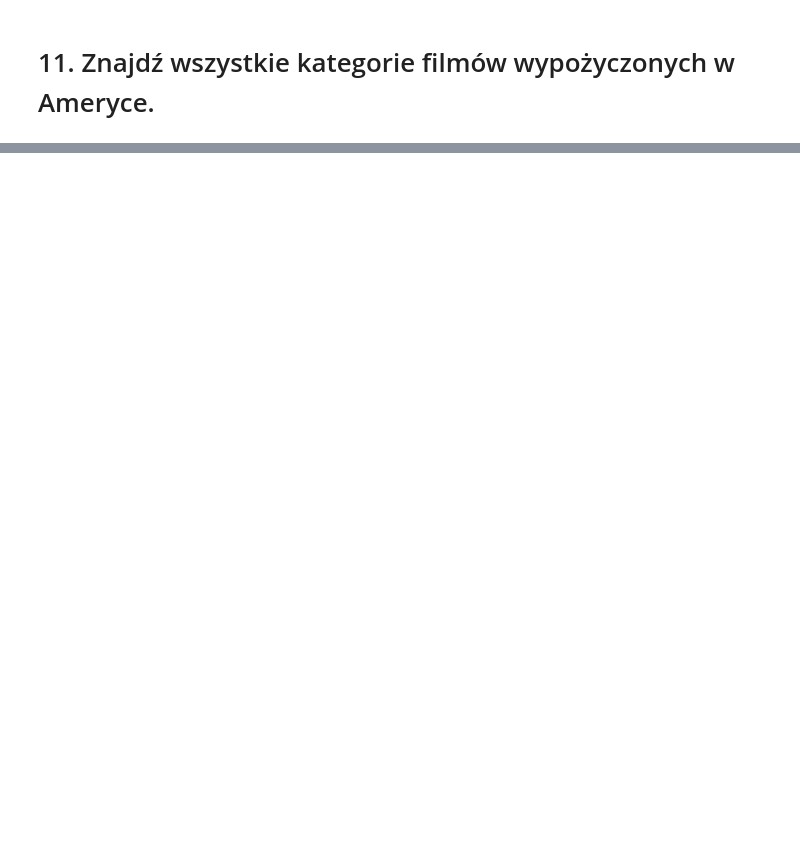
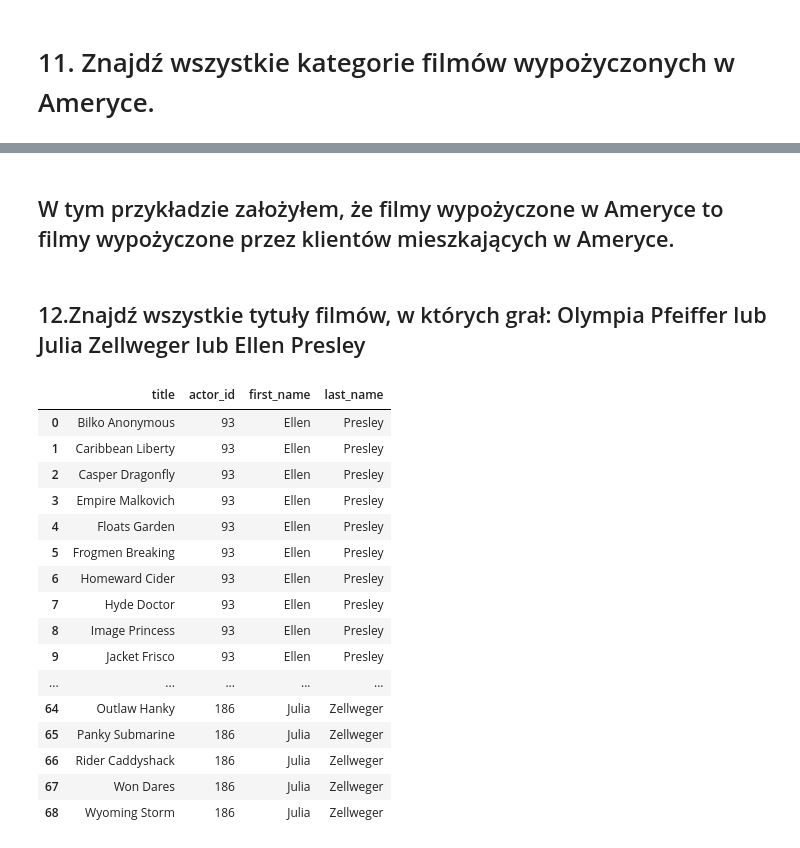
Before and after one commit to wozniakos10/AiBD_Dawid_Wozniak, a Jupyter notebook: Lab_2/L2_Dawid_Wozniak.ipynb, the cells around one changed output, grey strips where cells are left out. Cells and saved outputs as stored; diff of their text form; code cells hidden in the pictures; blank space fills up the shorter version.

```diff
--- a/Lab_2/L2_Dawid_Wozniak.ipynb
+++ b/Lab_2/L2_Dawid_Wozniak.ipynb
@@ -198,0 +265,33 @@ pd.read_sql('select name from category ',con=connection_sqlalchemy)
+# %% [markdown]
+## W tym przykładzie założyłem, że filmy wypożyczone w Ameryce to filmy wypożyczone przez klientów mieszkających w Ameryce.
+# %% [markdown]
+## 12.Znajdź wszystkie tytuły filmów, w których grał: Olympia Pfeiffer lub Julia Zellweger lub Ellen Presley
+# %%
+pd.set_option('display.max_rows', None)
+pd.read_sql("""SELECT film.title, film_actor.actor_id, actor.first_name, actor.last_name
+                FROM film
+                INNER JOIN film_actor ON film.film_id=film_actor.film_id
+                INNER JOIN actor ON film_actor.actor_id=actor.actor_id
+                WHERE (actor.first_name IN ('Olympia') AND actor.last_name IN ('Pfeiffer'))
+                OR  (actor.first_name IN ('Julia') AND actor.last_name IN ('Zellweger'))
+                OR  (actor.first_name IN ('Ellen') AND actor.last_name IN ('Presley'))
+
+                            """,con=connection_sqlalchemy)
+# %% [output]
+|  | title | actor_id | first_name | last_name |
+| 0 | Bilko Anonymous | 93 | Ellen | Presley |
+| 1 | Caribbean Liberty | 93 | Ellen | Presley |
+| 2 | Casper Dragonfly | 93 | Ellen | Presley |
+| 3 | Empire Malkovich | 93 | Ellen | Presley |
+| 4 | Floats Garden | 93 | Ellen | Presley |
+| 5 | Frogmen Breaking | 93 | Ellen | Presley |
+| 6 | Homeward Cider | 93 | Ellen | Presley |
+| 7 | Hyde Doctor | 93 | Ellen | Presley |
+| 8 | Image Princess | 93 | Ellen | Presley |
+| 9 | Jacket Frisco | 93 | Ellen | Presley |
+| ... | ... | ... | ... | ... |
+| 64 | Outlaw Hanky | 186 | Julia | Zellweger |
+| 65 | Panky Submarine | 186 | Julia | Zellweger |
+| 66 | Rider Caddyshack | 186 | Julia | Zellweger |
+| 67 | Won Dares | 186 | Julia | Zellweger |
+| 68 | Wyoming Storm | 186 | Julia | Zellweger |
```
Also changed, not shown: parts of 12 cells of this notebook.
